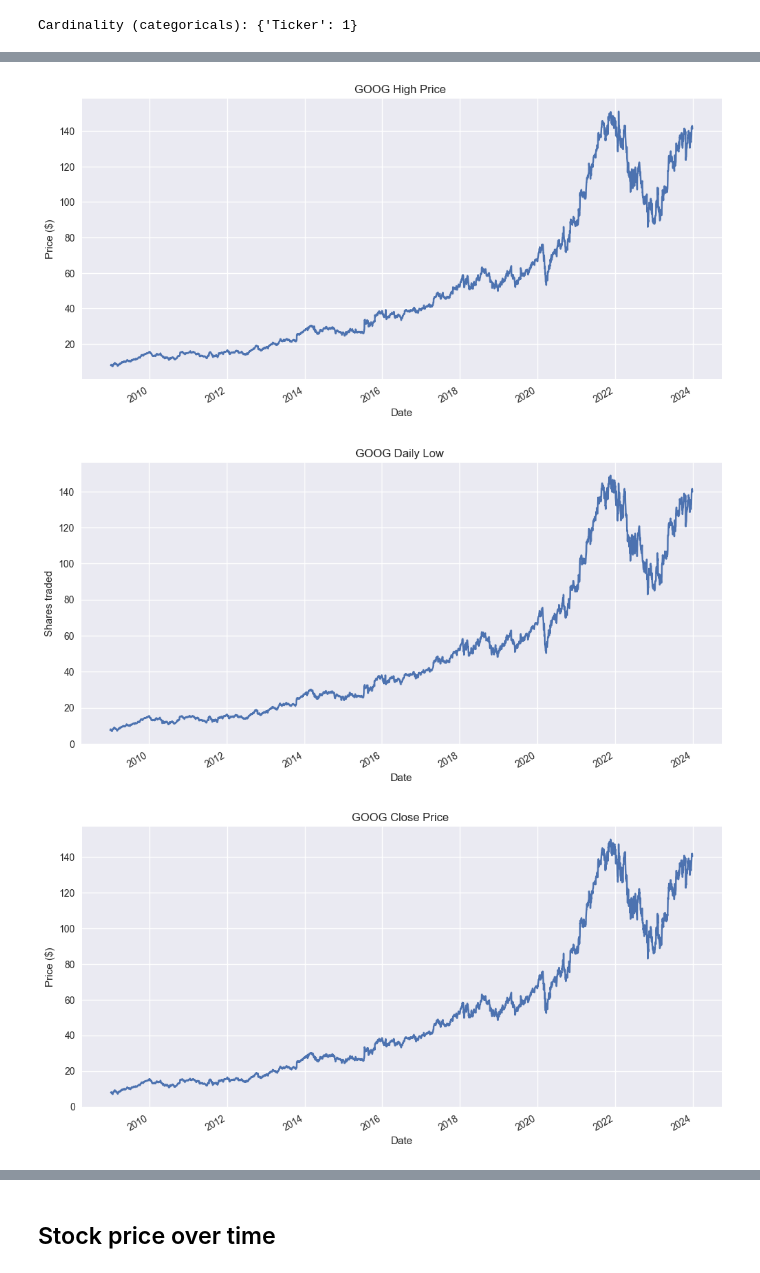
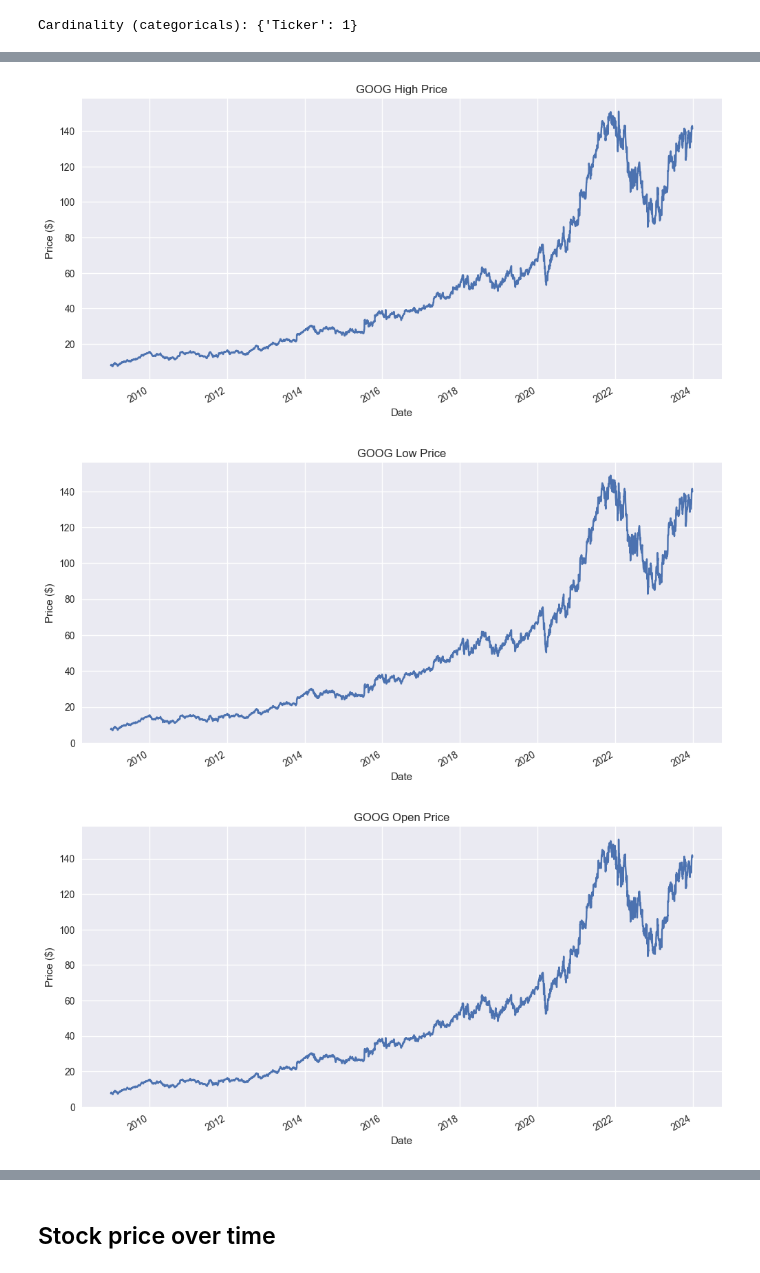
Before and after one commit to birhanu-ma/Financial-Data-Analysis, a Jupyter notebook: notebooks/GOOG.ipynb, the cells around one changed output, grey strips where cells are left out. Saved outputs shown, nothing was run; the diff lists cells and outputs as text; code cells hidden in the pictures.

```diff
--- a/notebooks/GOOG.ipynb
+++ b/notebooks/GOOG.ipynb
@@ -23,9 +28,12 @@ plt.rcParams["figure.figsize"] = (12, 6)
 # ============================================
 
 ticker = "GOOG"
-start_date = "2009-01-01"
-end_date   = "2023-12-29"
+# ============================================
+# Download AAPL daily data for a year
+# ============================================
 
-df = yf.download(ticker, start=start_date, end=end_date, progress=False)
-df.head()
+
+
+df = loadData(ticker)
+print(df.head())
 # %% [output]
@@ -222,38 +198,12 @@ print("Cardinality (categoricals):", cardinality)
 # %% [output]
 Cardinality (categoricals): {'Ticker': 1}
 # %%
-# ============================================
-# Quick look at price and volume
-# ============================================
 
-# Close price chart
-df["Close"].plot(title="GOOG Close Price ")
-plt.ylabel("Price ($)")
-plt.show()
 
-# Volume chart
-df["Volume"].plot(title="GOOG Daily Volume ")
-plt.ylabel("Shares traded")
-plt.show()
-df["High"].plot(title="GOOG High Price ")
-plt.ylabel("Price ($)")
-plt.show()
-
-# Volume chart
-df["Low"].plot(title="GOOG Daily Low ")
-plt.ylabel("Shares traded")
-plt.show()
-df["Close"].plot(title="GOOG Close Price ")
-plt.ylabel("Price ($)")
-plt.show()
-
-# Volume chart
-df["Open"].plot(title="GOOG Daily Open ")
-plt.ylabel("Shares traded")
-plt.show()
+plotPrice(df, ticker)
 # %% [output]
 [figure]
 [figure]
 [figure]
-[figure, old version]
+[figure, new version]
 [figure]
```
Also changed, not shown: parts of 16 cells of this notebook, 5 other files.
